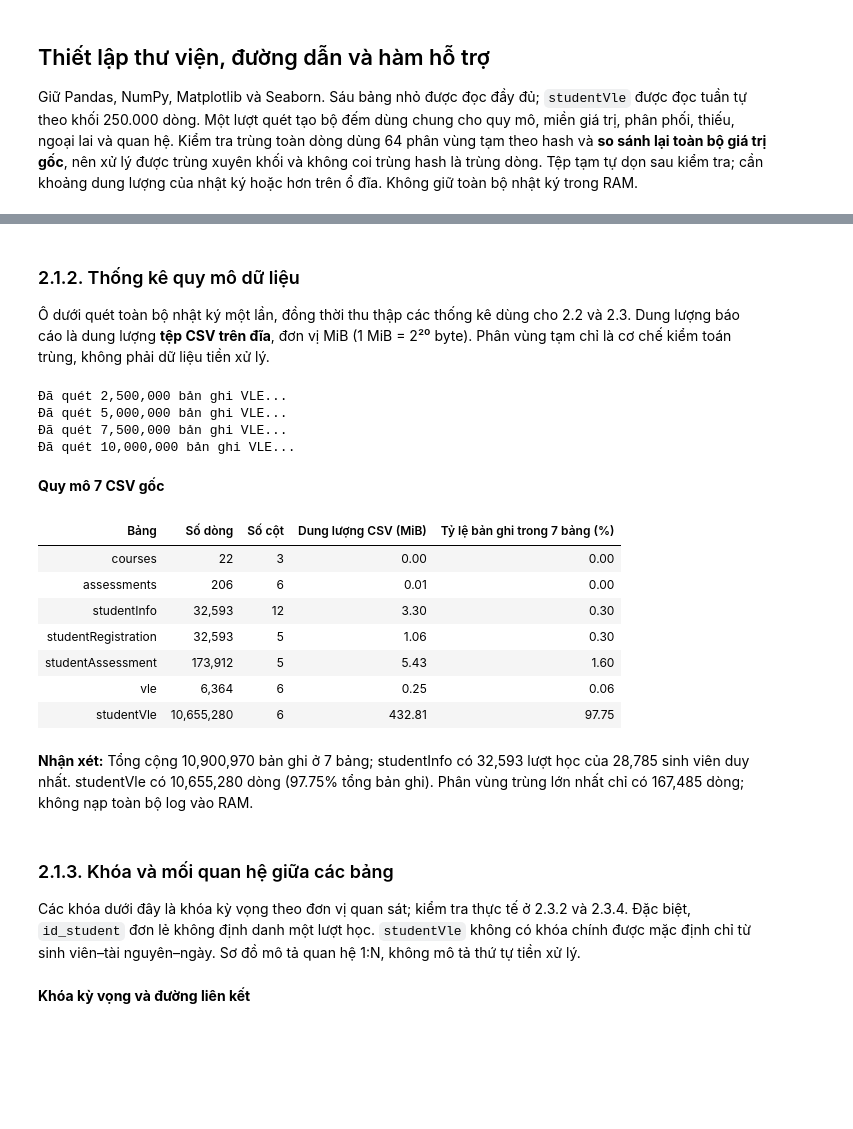
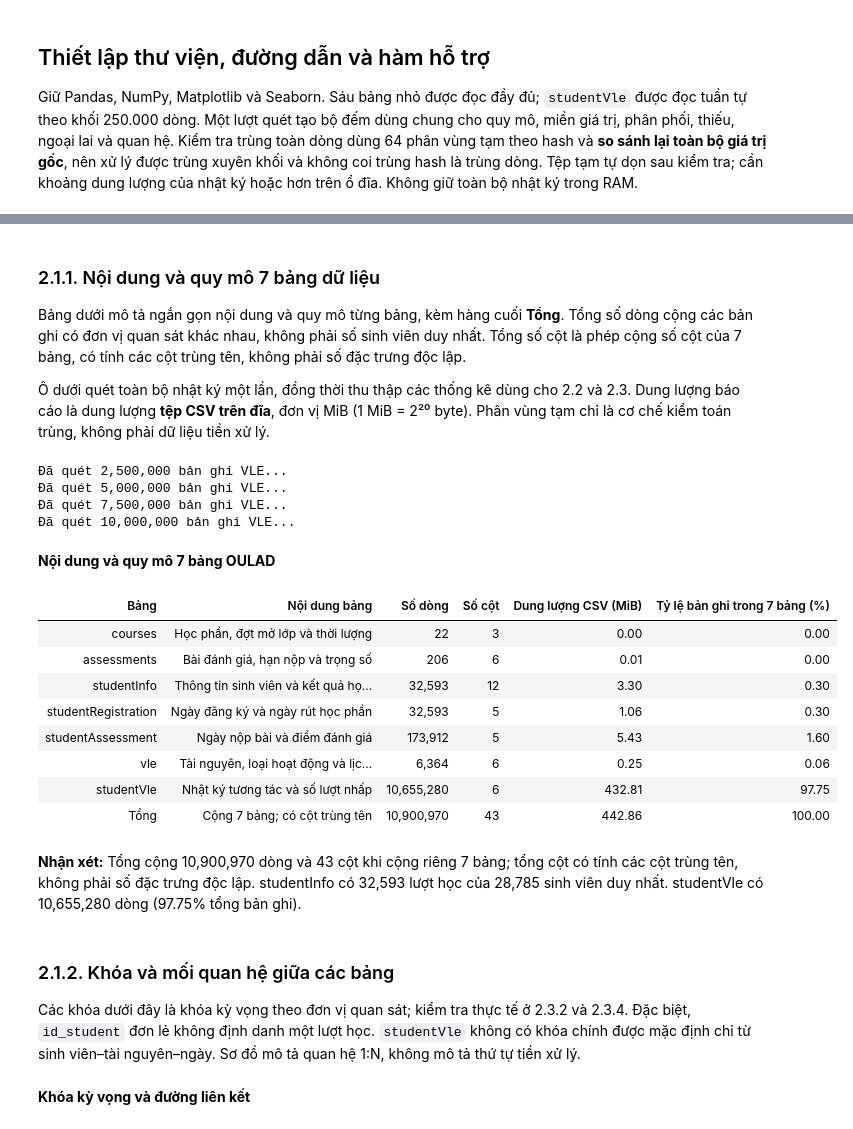
Before and after one commit to thaibinhhl2006/lms-early-warning-system, a Jupyter notebook: oulad_project/preprocess.ipynb, the cells around one changed output, grey strips where cells are left out. Cells and saved outputs as stored; diff of their text form; code cells hidden in the pictures; blank space fills up the shorter version.

Commit message:
Update Chapter 2 data exploration and quality assessment

```diff
--- a/oulad_project/preprocess.ipynb
+++ b/oulad_project/preprocess.ipynb
@@ -173,10 +143,25 @@ comment(f'Có {len(description_df)} bảng với các đơn vị quan sát khác
 # %% [markdown]
-### 2.1.2. Thống kê quy mô dữ liệu
+### 2.1.1. Nội dung và quy mô 7 bảng dữ liệu
+
+Bảng dưới mô tả ngắn gọn nội dung và quy mô từng bảng, kèm hàng cuối **Tổng**.
+Tổng số dòng cộng các bản ghi có đơn vị quan sát khác nhau, không phải số sinh viên duy nhất.
+Tổng số cột là phép cộng số cột của 7 bảng, có tính các cột trùng tên, không phải số đặc trưng độc lập.
 
 Ô dưới quét toàn bộ nhật ký một lần, đồng thời thu thập các thống kê dùng cho 2.2 và 2.3.
 Dung lượng báo cáo là dung lượng **tệp CSV trên đĩa**, đơn vị MiB (1 MiB = 2²⁰ byte).
 Phân vùng tạm chỉ là cơ chế kiểm toán trùng, không phải dữ liệu tiền xử lý.
 # %%
+# Mô tả ngắn gọn, thống nhất thuật ngữ cho 7 bảng.
+table_contents = {
+    'courses': 'Học phần, đợt mở lớp và thời lượng',
+    'assessments': 'Bài đánh giá, hạn nộp và trọng số',
+    'studentInfo': 'Thông tin sinh viên và kết quả học tập',
+    'studentRegistration': 'Ngày đăng ký và ngày rút học phần',
+    'studentAssessment': 'Ngày nộp bài và điểm đánh giá',
+    'vle': 'Tài nguyên, loại hoạt động và lịch tuần',
+    'studentVle': 'Nhật ký tương tác và số lượt nhấp',
+}
+
 # Bảng cha có khóa duy nhất mới cho phép ánh xạ many-to-one; không loại trùng bảng cha.
 for name, key in [('courses', COURSE_KEY), ('vle', SITE_KEY), ('studentInfo', STUDENT_KEY)]:
     if tables[name].duplicated(key).any() or tables[name][key].isna().any(axis=None):
@@ -234,50 +219,63 @@ with TemporaryDirectory(prefix='ch2_vle_audit_', dir=TMP_DIR) as temp_directory:
         with path.open('rb') as stream:
             while True:
                 try:
                     pieces.append(pickle.load(stream))
                 except EOFError:
                     break
         partition = pd.concat(pieces, ignore_index=True)
         largest_partition_rows = max(largest_partition_rows, len(partition))
         exact_duplicates['studentVle'] += int(partition.duplicated(keep='first').sum())
         del partition, pieces
 del chunk, bucket, kinds, grouped, ck, sk, vk, durations
 profiles['studentVle'] = {
     col: {'freq': pd.Series(dict(counts), dtype='int64').sort_index(),
           'missing': int(vle_missing[col]), 'dtype': ' / '.join(sorted(vle_dtypes[col]))}
     for col, counts in vle_counts.items()
 }
 del vle_counts
 row_counts = {name: len(frame) for name, frame in tables.items()}
 row_counts['studentVle'] = vle_rows
 table_stats_df = pd.DataFrame([
-    {'Bảng': name, 'Số dòng': row_counts[name], 'Số cột': len(profiles[name]),
+    {'Bảng': name, 'Nội dung bảng': table_contents[name],
+     'Số dòng': row_counts[name], 'Số cột': len(profiles[name]),
      'Dung lượng CSV (MiB)': RAW_PATHS[name].stat().st_size / 2**20,
      'Tỷ lệ bản ghi trong 7 bảng (%)': row_counts[name] / sum(row_counts.values()) * 100}
     for name in NAMES
 ])
-show_table('2_1_2_table_size', 'Quy mô 7 CSV gốc', table_stats_df)
+total_row = {
+    'Bảng': 'Tổng',
+    'Nội dung bảng': 'Cộng 7 bảng; có cột trùng tên',
+    'Số dòng': int(table_stats_df['Số dòng'].sum()),
+    'Số cột': int(table_stats_df['Số cột'].sum()),
+    'Dung lượng CSV (MiB)': table_stats_df['Dung lượng CSV (MiB)'].sum(),
+    'Tỷ lệ bản ghi trong 7 bảng (%)': table_stats_df['Tỷ lệ bản ghi trong 7 bảng (%)'].sum(),
+}
+# Giữ thống kê 7 bảng riêng để hàng tổng không bị cộng lại khi dùng ở mục khác.
+table_overview_df = pd.concat([table_stats_df, pd.DataFrame([total_row])], ignore_index=True)
+show_table('2_1_1_table_size', 'Nội dung và quy mô 7 bảng OULAD', table_overview_df)
 unique_students = tables['studentInfo']['id_student'].nunique()
-comment(f'Tổng cộng {sum(row_counts.values()):,} bản ghi ở 7 bảng; studentInfo có {row_counts["studentInfo"]:,} lượt học của {unique_students:,} sinh viên duy nhất. '
-        f'studentVle có {vle_rows:,} dòng ({100*vle_rows/sum(row_counts.values()):.2f}% tổng bản ghi). '
-        f'Phân vùng trùng lớn nhất chỉ có {largest_partition_rows:,} dòng; không nạp toàn bộ log vào RAM.')
+comment(f'Tổng cộng {total_row["Số dòng"]:,} dòng và {total_row["Số cột"]:,} cột khi cộng riêng 7 bảng; '
+        'tổng cột có tính các cột trùng tên, không phải số đặc trưng độc lập. '
+        f'studentInfo có {row_counts["studentInfo"]:,} lượt học của {unique_students:,} sinh viên duy nhất. '
+        f'studentVle có {vle_rows:,} dòng ({100*vle_rows/sum(row_counts.values()):.2f}% tổng bản ghi).')
 # %% [output]
 Đã quét 2,500,000 bản ghi VLE...
 Đã quét 5,000,000 bản ghi VLE...
 Đã quét 7,500,000 bản ghi VLE...
 Đã quét 10,000,000 bản ghi VLE...
-**Quy mô 7 CSV gốc**
+**Nội dung và quy mô 7 bảng OULAD**
-| Bảng | Số dòng | Số cột | Dung lượng CSV (MiB) | Tỷ lệ bản ghi trong 7 bảng (%) |
-| courses | 22 | 3 | 0.00 | 0.00 |
-| assessments | 206 | 6 | 0.01 | 0.00 |
-| studentInfo | 32,593 | 12 | 3.30 | 0.30 |
-| studentRegistration | 32,593 | 5 | 1.06 | 0.30 |
-| studentAssessment | 173,912 | 5 | 5.43 | 1.60 |
-| vle | 6,364 | 6 | 0.25 | 0.06 |
-| studentVle | 10,655,280 | 6 | 432.81 | 97.75 |
+| Bảng | Nội dung bảng | Số dòng | Số cột | Dung lượng CSV (MiB) | Tỷ lệ bản ghi trong 7 bảng (%) |
+| courses | Học phần, đợt mở lớp và thời lượng | 22 | 3 | 0.00 | 0.00 |
+| assessments | Bài đánh giá, hạn nộp và trọng số | 206 | 6 | 0.01 | 0.00 |
+| studentInfo | Thông tin sinh viên và kết quả họ... | 32,593 | 12 | 3.30 | 0.30 |
+| studentRegistration | Ngày đăng ký và ngày rút học phần | 32,593 | 5 | 1.06 | 0.30 |
+| studentAssessment | Ngày nộp bài và điểm đánh giá | 173,912 | 5 | 5.43 | 1.60 |
+| vle | Tài nguyên, loại hoạt động và lịc... | 6,364 | 6 | 0.25 | 0.06 |
+| studentVle | Nhật ký tương tác và số lượt nhấp | 10,655,280 | 6 | 432.81 | 97.75 |
+| Tổng | Cộng 7 bảng; có cột trùng tên | 10,900,970 | 43 | 442.86 | 100.00 |
-**Nhận xét:** Tổng cộng 10,900,970 bản ghi ở 7 bảng; studentInfo có 32,593 lượt học của 28,785 sinh viên duy nhất. studentVle có 10,655,280 dòng (97.75% tổng bản ghi). Phân vùng trùng lớn nhất chỉ có 167,485 dòng; không nạp toàn bộ log vào RAM.
+**Nhận xét:** Tổng cộng 10,900,970 dòng và 43 cột khi cộng riêng 7 bảng; tổng cột có tính các cột trùng tên, không phải số đặc trưng độc lập. studentInfo có 32,593 lượt học của 28,785 sinh viên duy nhất. studentVle có 10,655,280 dòng (97.75% tổng bản ghi).
 # %% [markdown]
-### 2.1.3. Khóa và mối quan hệ giữa các bảng
+### 2.1.2. Khóa và mối quan hệ giữa các bảng
 
 Các khóa dưới đây là khóa kỳ vọng theo đơn vị quan sát; kiểm tra thực tế ở 2.3.2 và 2.3.4.
 Đặc biệt, `id_student` đơn lẻ không định danh một lượt học. `studentVle` không có khóa chính
```
Also changed, not shown: parts of 7 cells of this notebook, 15 other files.
